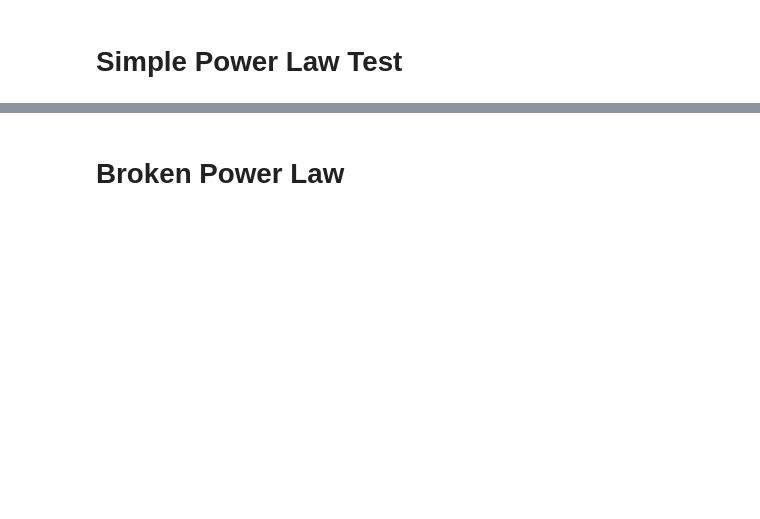
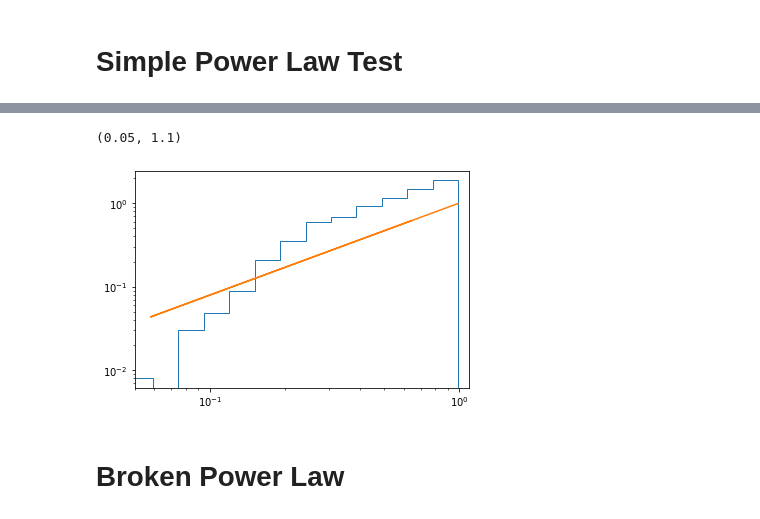
Before and after one commit to veome22/hybrid_waveforms, a Jupyter notebook: population_bias_gwbench_tests.ipynb, the cells around one changed output, grey strips where cells are left out. Cells and saved outputs as stored; diff of their text form; code cells hidden in the pictures; blank space fills up the shorter version.

```diff
--- a/population_bias_gwbench_tests.ipynb
+++ b/population_bias_gwbench_tests.ipynb
@@ -187,3 +259,37 @@ print(redshifts)
+# %%
+# q = m2/m1
+q_min = 0.00001
+q_max = 0.99
+beta = 1.1
+
+mass2 = np.zeros_like(mass1)
+
+q = np.geomspace(q_min, q_max, 100000)
+
+
+for i, m1_current in enumerate(mass1):
+    q_min_current = m_min_lim / m1_current
+    pdf_q = power(q, beta, q_min_current, q_max)
+
+    cdf_q = integrate.cumulative_trapezoid(pdf_q, q, initial=0)
+    inv_cdf_m2 = interpolate.interp1d(cdf_q / cdf_q[-1], q)
+
+    q_inj = inv_cdf_m2(np.random.rand())
+    mass2[i] = q_inj * m1_current
+# %%
+x = np.geomspace(q_min, q_max, 50)
+
+q_events = mass2/mass1
+
+plt.hist(q_events, bins=x, histtype='step', density=True)
+
+plt.plot(q_events, q_events**(beta))
+
+plt.loglog()
+plt.xlim(0.05, 1.1)
+# %% [output]
+(0.05, 1.1)
+[figure, added]
 # %% [markdown]
 # Broken Power Law
 # %%
```
Also changed, not shown: parts of 10 cells of this notebook.
